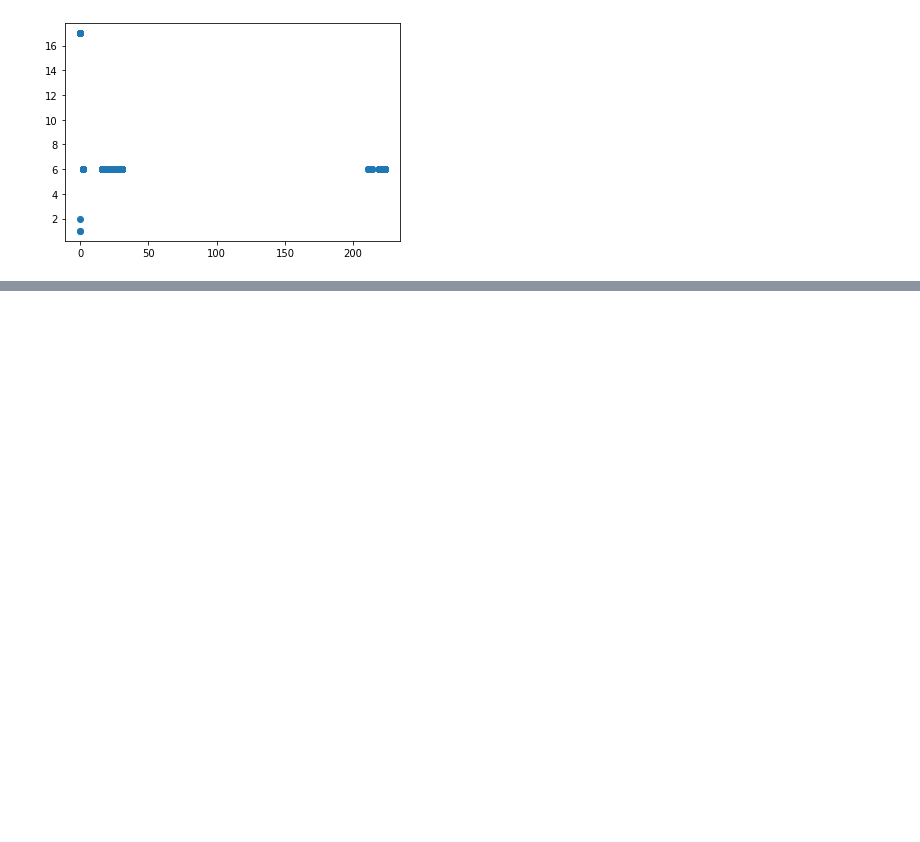
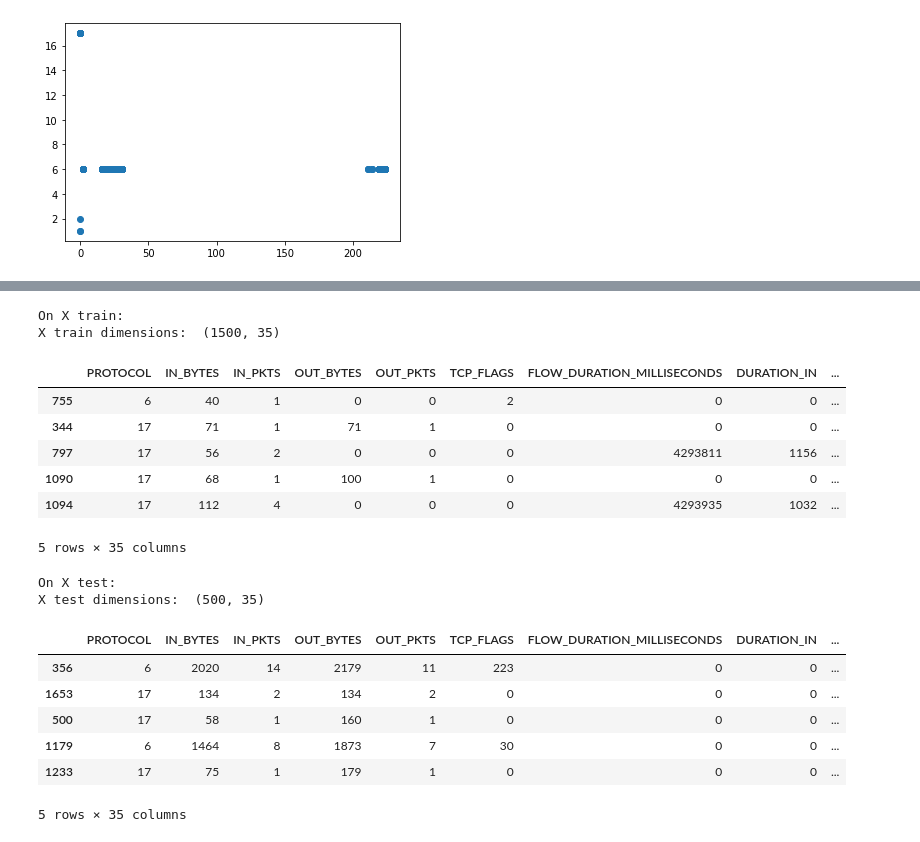
Before and after one commit to vanderbilt-ml/51-boyce-mlproj-NIDS, a Jupyter notebook: NIDS.ipynb, the cells around one changed output, grey strips where cells are left out. Drawn from its saved outputs; the diff is of its cells as text; code cells hidden in the pictures; blank space fills up the shorter version.

```diff
--- a/NIDS.ipynb
+++ b/NIDS.ipynb
@@ -199,0 +263,35 @@ plt.scatter(x=transactions['TCP_FLAGS'], y=transactions['PROTOCOL'])
+# %%
+#splits
+X = transactions.loc[:, features]
+y = transactions['Label']
+
+X_train, X_test, y_train, y_test = train_test_split(X, y, test_size=0.25, random_state=2435)
+# %%
+# X Train
+print('On X train: ')
+print('X train dimensions: ', X_train.shape)
+display(X_train.head())
+
+# X test
+print('\nOn X test: ')
+print('X test dimensions: ', X_test.shape)
+display(X_test.head())
+# %% [output]
+On X train:
+X train dimensions:  (1500, 35)
+|  | PROTOCOL | IN_BYTES | IN_PKTS | OUT_BYTES | OUT_PKTS | TCP_FLAGS | FLOW_DURATION_MILLISECONDS | DURATION_IN | ... |
+| 755 | 6 | 40 | 1 | 0 | 0 | 2 | 0 | 0 | ... |
+| 344 | 17 | 71 | 1 | 71 | 1 | 0 | 0 | 0 | ... |
+| 797 | 17 | 56 | 2 | 0 | 0 | 0 | 4293811 | 1156 | ... |
+| 1090 | 17 | 68 | 1 | 100 | 1 | 0 | 0 | 0 | ... |
+| 1094 | 17 | 112 | 4 | 0 | 0 | 0 | 4293935 | 1032 | ... |
+5 rows × 35 columns
+On X test:
+X test dimensions:  (500, 35)
+|  | PROTOCOL | IN_BYTES | IN_PKTS | OUT_BYTES | OUT_PKTS | TCP_FLAGS | FLOW_DURATION_MILLISECONDS | DURATION_IN | ... |
+| 356 | 6 | 2020 | 14 | 2179 | 11 | 223 | 0 | 0 | ... |
+| 1653 | 17 | 134 | 2 | 134 | 2 | 0 | 0 | 0 | ... |
+| 500 | 17 | 58 | 1 | 160 | 1 | 0 | 0 | 0 | ... |
+| 1179 | 6 | 1464 | 8 | 1873 | 7 | 30 | 0 | 0 | ... |
+| 1233 | 17 | 75 | 1 | 179 | 1 | 0 | 0 | 0 | ... |
+5 rows × 35 columns
```
Also changed, not shown: parts of 10 cells of this notebook.
